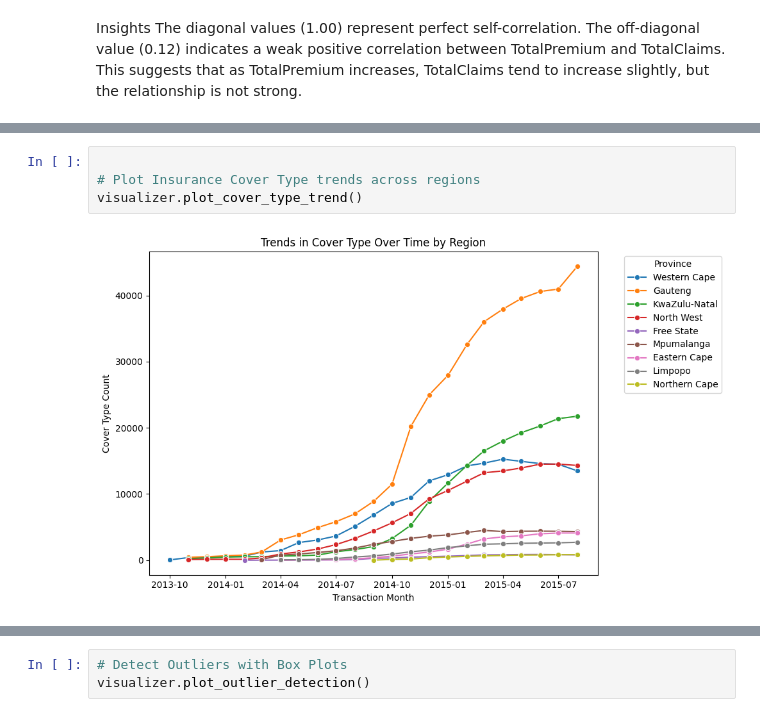
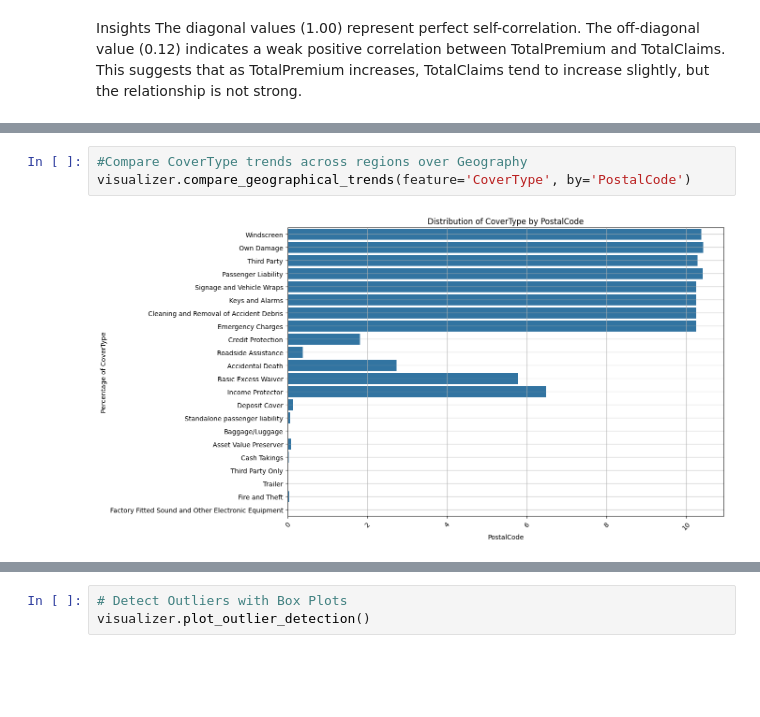
Before and after one commit to b-sam16/AlphaCare-Insurance-Analysis, a Jupyter notebook: notebooks/eda.ipynb, the cells around one changed output, grey strips where cells are left out. Drawn from its saved outputs; the diff is of its cells as text; blank space fills up the shorter version.

```diff
--- a/notebooks/eda.ipynb
+++ b/notebooks/eda.ipynb
@@ -219,7 +214,6 @@ visualizer.plot_premium_trend()
-# %%
-
-# Plot Insurance Cover Type trends across regions
-visualizer.plot_cover_type_trend()
-# %% [output]
-[figure, removed]
+# %%
+#Compare CoverType trends across regions over Geography
+visualizer.compare_geographical_trends(feature='CoverType', by='PostalCode')
+# %% [output]
+[figure, added]
 # %%
```
Also changed, not shown: parts of 2 cells of this notebook, 2 other files.
